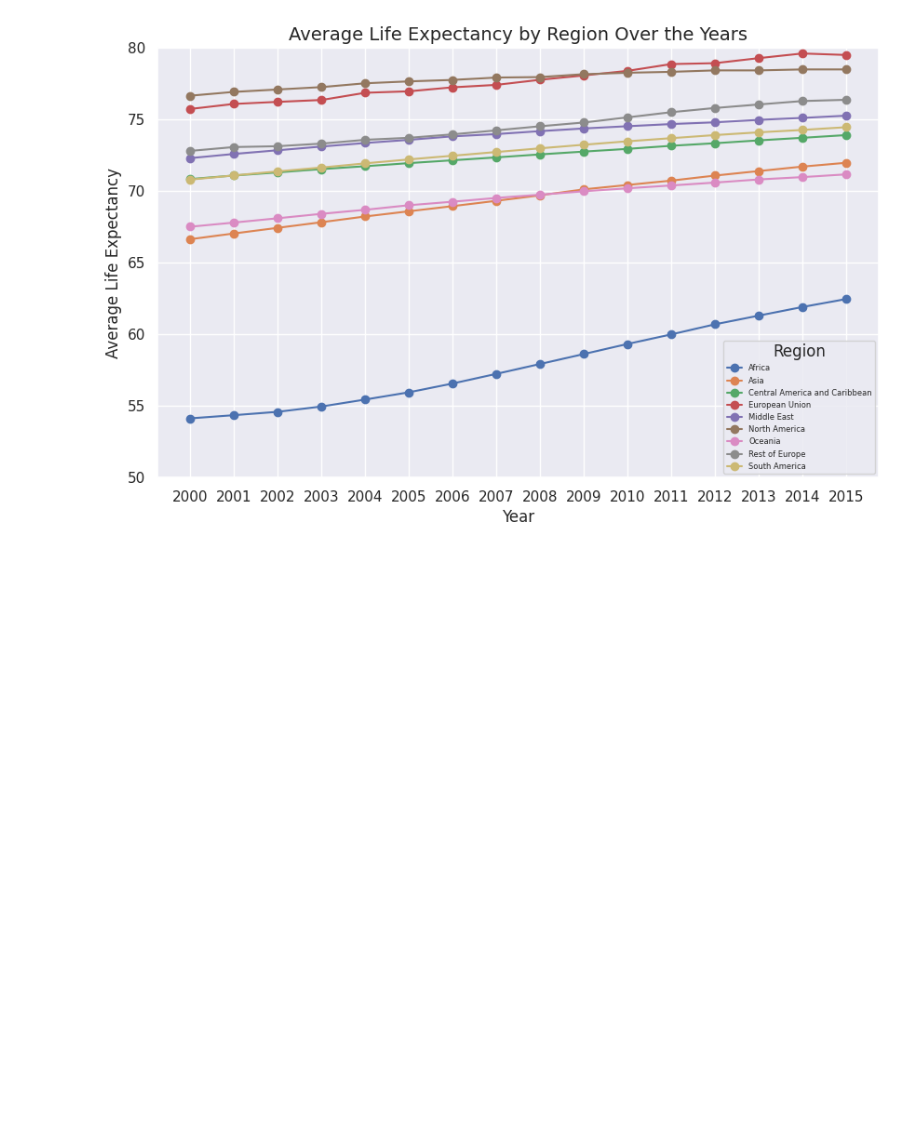
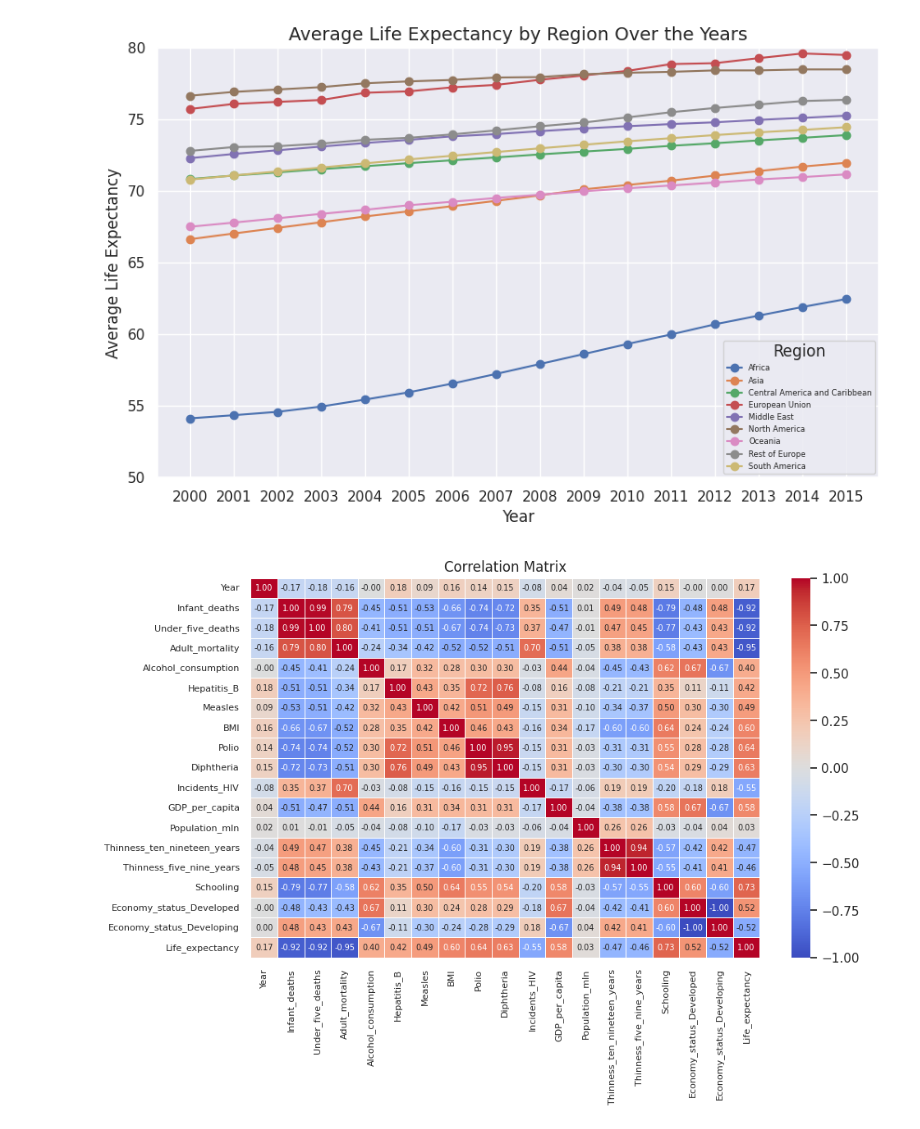
Before and after one commit to bwinna/mini_project_World-why-wealth, a Jupyter notebook: DADS5001_mid_project.ipynb, the cells around one changed output. Drawn from its saved outputs; the diff is of its cells as text; code cells hidden in the pictures; blank space fills up the shorter version.

```diff
--- a/DADS5001_mid_project.ipynb
+++ b/DADS5001_mid_project.ipynb
@@ -89,5 +95,6 @@ memory usage: 89.6+ KB
 # %%
-df=df[['Year','Life_expectancy','Region','Country']]
+
+df1=df[['Year','Life_expectancy','Region','Country']]
 df1=df.groupby(['Year'])['Life_expectancy'].mean()
 # Plot the line graph
 plt.figure(figsize=(10, 6))
@@ -129,3 +136,17 @@ plt.grid(True)
 plt.show()
 # %% [output]
 [figure]
+# %%
+data_numeric = df.drop(['Country', 'Region'], axis=1)
+
+# Creating the correlation matrix
+correlation_matrix = data_numeric.corr()
+
+plt.figure(figsize=(10, 6))
+sns.heatmap(correlation_matrix, annot=True, cmap='coolwarm', fmt='.2f', linewidths=0.5, annot_kws={"size": 7})
+plt.xticks(fontsize=8)
+plt.yticks(fontsize=8)
+plt.title('Correlation Matrix')
+plt.show()
+# %% [output]
+[figure, added]
```
Also changed, not shown: parts of 1 cell of this notebook.
